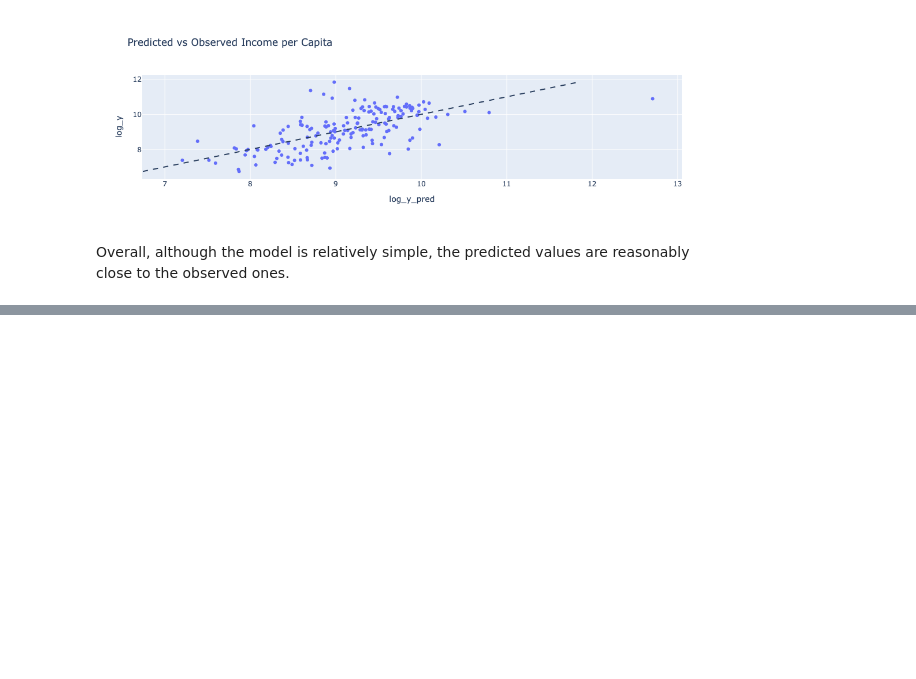
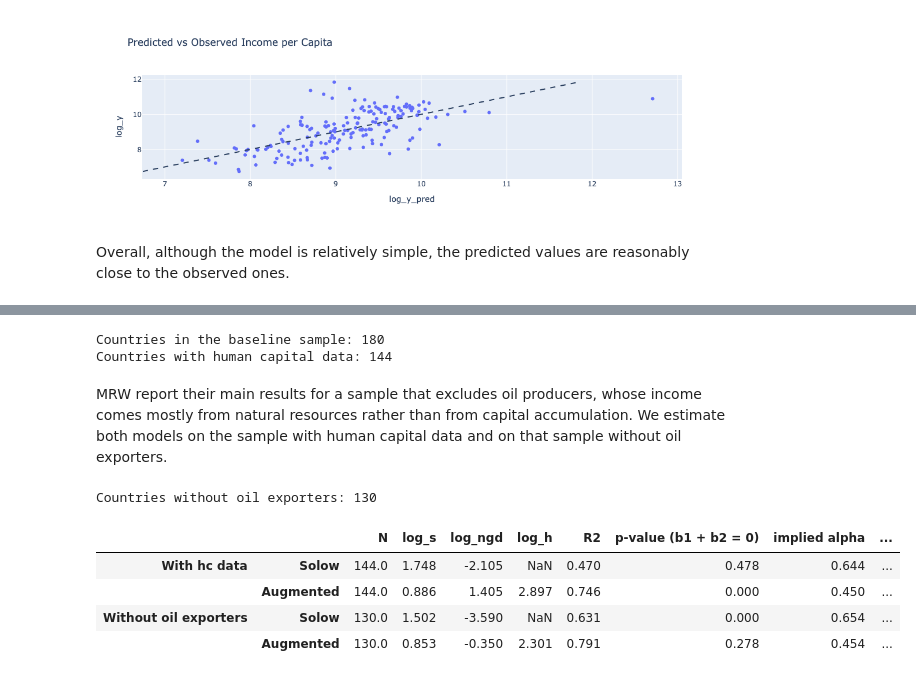
Before and after one commit to davispeckr/solow-growth-model, a Jupyter notebook: Solow.ipynb, the cells around one changed output, grey strips where cells are left out. Cells and saved outputs as stored; diff of their text form; code cells hidden in the pictures; blank space fills up the shorter version.

```diff
--- a/Solow.ipynb
+++ b/Solow.ipynb
@@ -383,0 +408,73 @@ Overall, although the model is relatively simple, the predicted values are reaso
+# %%
+hc = pd.read_csv("pwt_hc.csv")
+
+df_hc = df.merge(hc[["Country", "year", "hc"]], on=["Country", "year"], how="left")
+
+hc_avg = df_hc.groupby("Country")["hc"].agg(hc="mean", hc_obs="count").reset_index()
+
+df_aug = df_avg.merge(hc_avg, on="Country")
+df_aug = df_aug[df_aug["hc_obs"] > 20].copy()
+df_aug["log_h"] = np.log(df_aug["hc"])
+
+print("Countries in the baseline sample:", len(df_avg))
+print("Countries with human capital data:", len(df_aug))
+# %% [output]
+Countries in the baseline sample: 180
+Countries with human capital data: 144
+# %% [markdown]
+MRW report their main results for a sample that excludes oil producers, whose income comes mostly from natural resources rather than from capital accumulation. We estimate both models on the sample with human capital data and on that sample without oil exporters.
+# %%
+oil = [
+    "Algeria", "Angola", "Bahrain", "Brunei Darussalam", "Equatorial Guinea", "Gabon",
+    "Iran (Islamic Republic of)", "Iraq", "Kuwait", "Nigeria", "Oman", "Qatar",
+    "Saudi Arabia", "Trinidad and Tobago", "United Arab Emirates",
+    "Venezuela (Bolivarian Republic of)"
+]
+
+df_aug_nonoil = df_aug[~df_aug["Country"].isin(oil)].copy()
+
+print("Countries without oil exporters:", len(df_aug_nonoil))
+# %% [output]
+Countries without oil exporters: 130
+# %%
+def estimate(data, human_capital):
+    regressors = ["log_s", "log_ngd"] + (["log_h"] if human_capital else [])
+    unrestricted = sm.OLS(data["log_y"], sm.add_constant(data[regressors])).fit()
+    p_restriction = float(unrestricted.f_test("log_s + log_ngd = 0").pvalue)
+
+    restricted_X = pd.DataFrame({"log_s_minus_ngd": data["log_s"] - data["log_ngd"]})
+    if human_capital:
+        restricted_X["log_h"] = data["log_h"]
+    restricted = sm.OLS(data["log_y"], sm.add_constant(restricted_X)).fit()
+
+    b = restricted.params["log_s_minus_ngd"]
+    alpha_hat = b / (1 + b)
+    beta_hat = restricted.params["log_h"] * (1 - alpha_hat) if human_capital else np.nan
+
+    return unrestricted, restricted, {
+        "N": int(unrestricted.nobs),
+        "log_s": unrestricted.params["log_s"],
+        "log_ngd": unrestricted.params["log_ngd"],
+        "log_h": unrestricted.params.get("log_h", np.nan),
+        "R2": unrestricted.rsquared,
+        "p-value (b1 + b2 = 0)": p_restriction,
+        "implied alpha": alpha_hat,
+        "implied beta": beta_hat,
+    }
+
+results = {}
+models = {}
+for label, data in [("With hc data", df_aug), ("Without oil exporters", df_aug_nonoil)]:
+    for name, hk in [("Solow", False), ("Augmented", True)]:
+        unrestricted, restricted, row = estimate(data, hk)
+        results[(label, name)] = row
+        models[(label, name)] = (unrestricted, restricted)
+
+comparison = pd.DataFrame(results).T
+comparison.round(3)
+# %% [output]
+|  |  | N | log_s | log_ngd | log_h | R2 | p-value (b1 + b2 = 0) | implied alpha | ... |
+| With hc data | Solow | 144.0 | 1.748 | -2.105 | NaN | 0.470 | 0.478 | 0.644 | ... |
+|  | Augmented | 144.0 | 0.886 | 1.405 | 2.897 | 0.746 | 0.000 | 0.450 | ... |
+| Without oil exporters | Solow | 130.0 | 1.502 | -3.590 | NaN | 0.631 | 0.000 | 0.654 | ... |
+|  | Augmented | 130.0 | 0.853 | -0.350 | 2.301 | 0.791 | 0.278 | 0.454 | ... |
```
Also changed, not shown: parts of 9 cells of this notebook, 2 other files.
